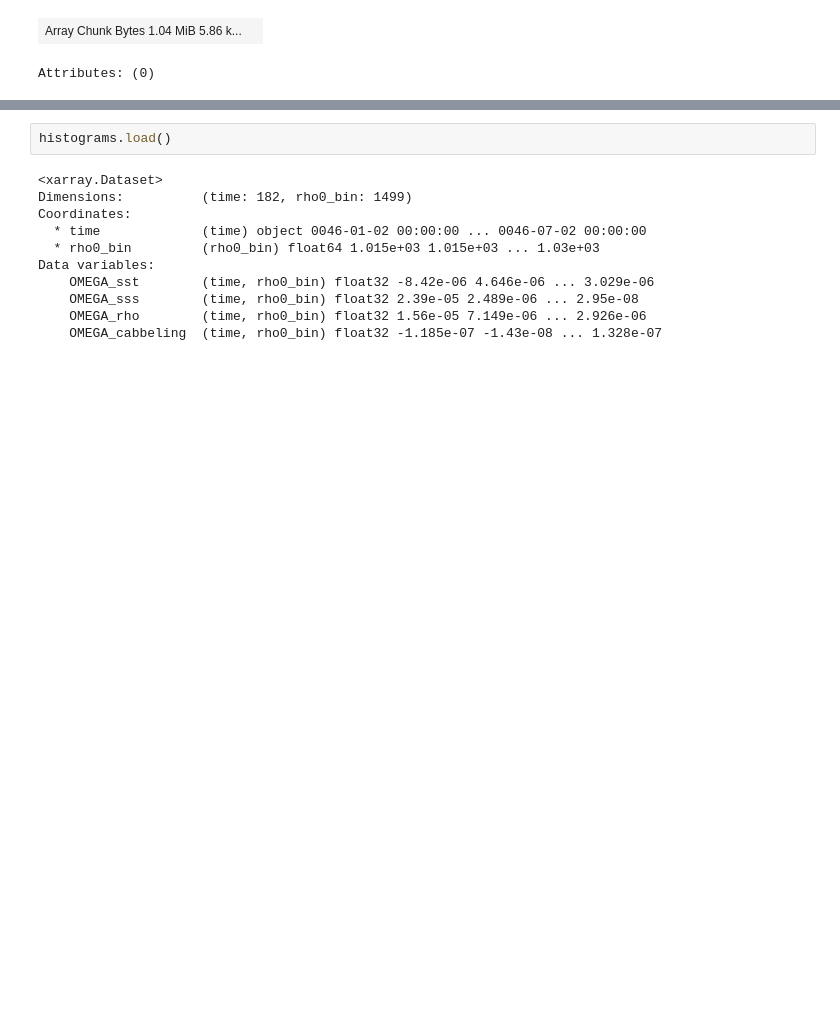
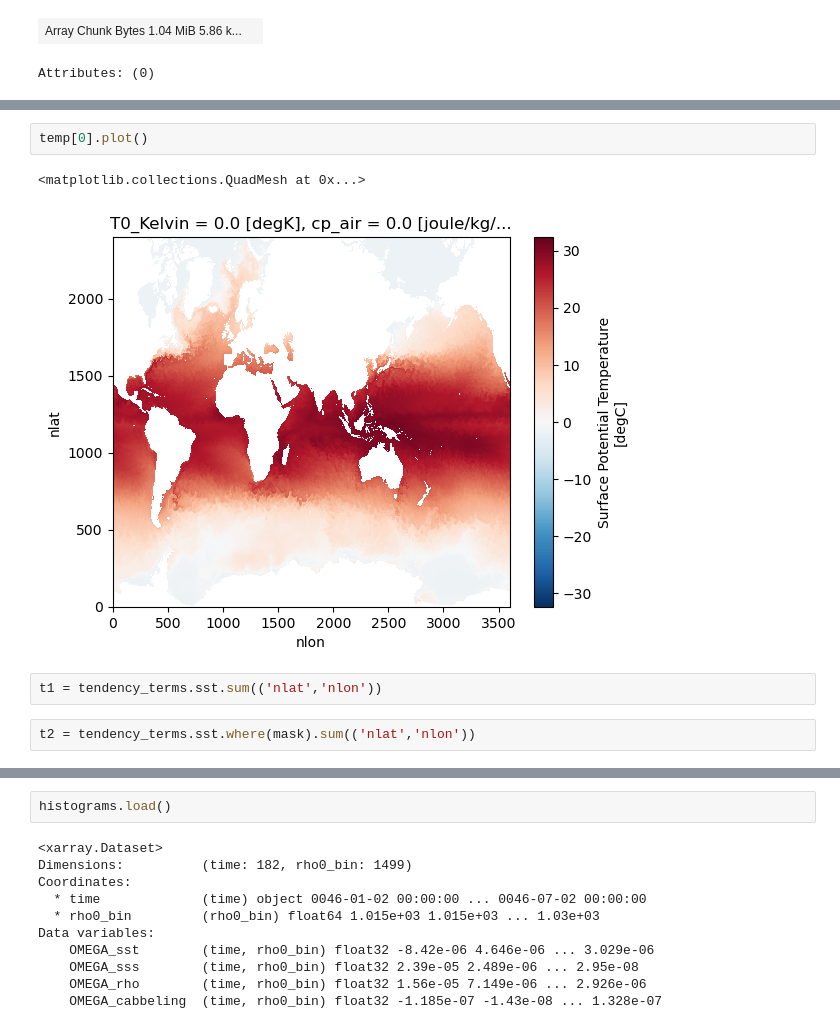
Before and after one commit to shanicetbailey/SST-gradients, a Jupyter notebook: CESM/2_histogram_tendencies.ipynb, the cells around one changed output, grey strips where cells are left out. Saved outputs shown, nothing was run; the diff lists cells and outputs as text; blank space fills up the shorter version.

```diff
--- a/CESM/2_histogram_tendencies.ipynb
+++ b/CESM/2_histogram_tendencies.ipynb
@@ -215,0 +259,9 @@ Attributes: (0)
+# %%
+temp[0].plot()
+# %% [output]
+<matplotlib.collections.QuadMesh at 0x...>
+[figure, added]
+# %%
+t1 = tendency_terms.sst.sum(('nlat','nlon'))
+# %%
+t2 = tendency_terms.sst.where(mask).sum(('nlat','nlon'))
```
Also changed, not shown: parts of 14 cells of this notebook.
